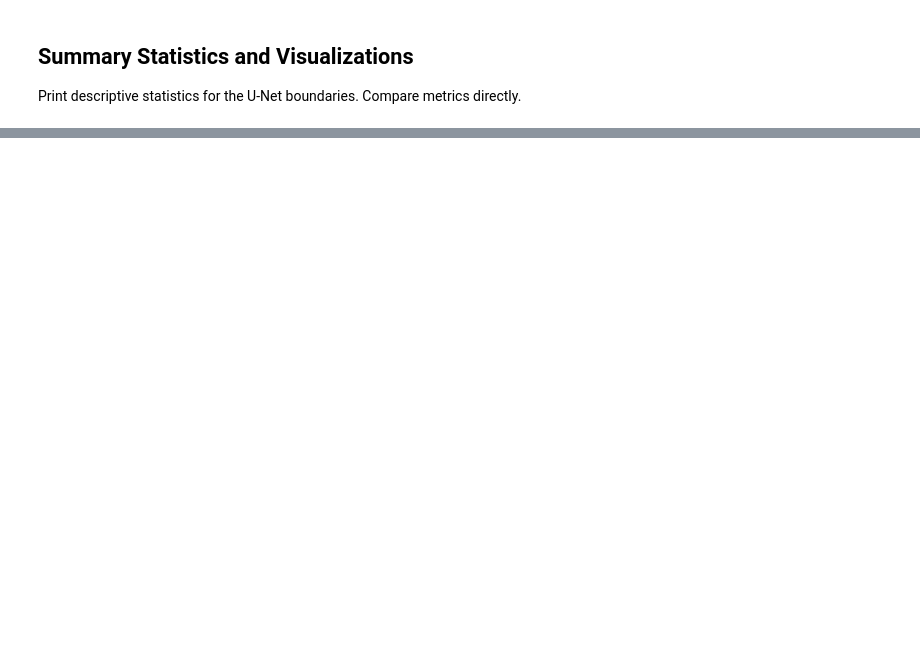
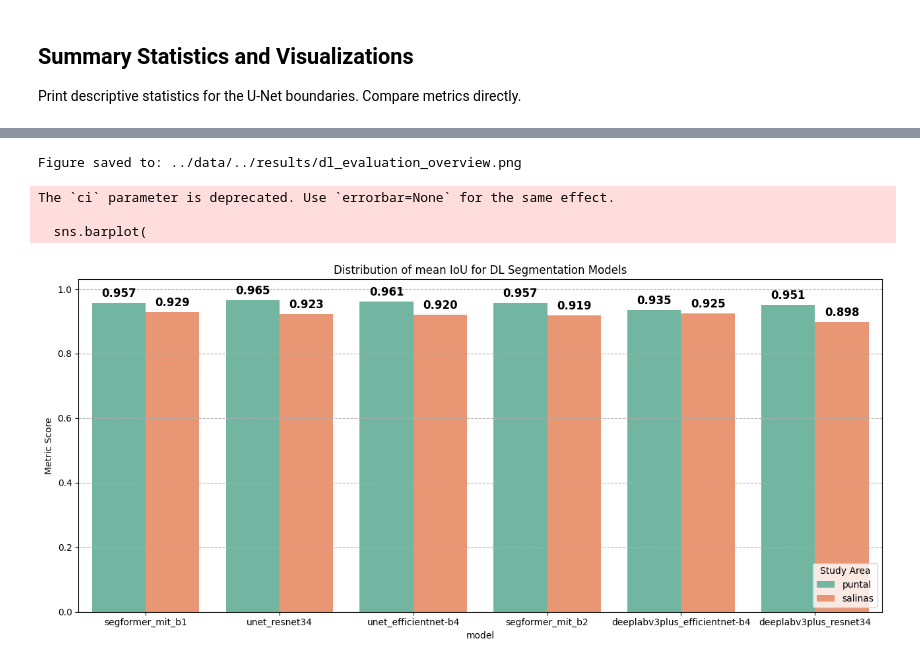
Before and after one commit to AlbertGallegoJimenez/sentinel2-coastline-benchmarking, a Jupyter notebook: notebooks/evaluate_dl_binary.ipynb, the cells around one changed output, grey strips where cells are left out. Saved outputs shown, nothing was run; the diff lists cells and outputs as text; code cells hidden in the pictures; blank space fills up the shorter version.

```diff
--- a/notebooks/evaluate_dl_binary.ipynb
+++ b/notebooks/evaluate_dl_binary.ipynb
@@ -261,0 +420,45 @@ plt.show()
+# %%
+# Plot a bar plot of mean IoU for each model, colored by study area
+# Sort df_results by model mean IoU to match overall metrics ranking
+model_order = model_overall_metrics['model'].tolist()
+df_results['model'] = pd.Categorical(df_results['model'], categories=model_order, ordered=True)
+df_results = df_results.sort_values('model').reset_index(drop=True)
+fig, ax = plt.subplots(figsize=(13, 6))
+sns.barplot(
+    x='model', y='iou',
+    hue='study_name',
+    data=df_results,
+    ax=ax,
+    palette='Set2',
+    ci=None
+    )
+# Add bar labels for mean IoU values on top of bars
+for p in ax.patches:
+    height = p.get_height()
+    if not np.isnan(height) and height > 0:
+        ax.text(
+            p.get_x() + p.get_width() / 2.,
+            height + 0.01,
+            f'{height:.3f}',
+            ha="center",
+            va="bottom",
+            fontsize=12,
+            fontweight='bold'
+        )
+plt.title('Distribution of mean IoU for DL Segmentation Models')
+plt.ylabel('Metric Score')
+plt.ylim(0, 1.03)
+plt.legend(title='Study Area', loc='lower right')
+plt.grid(True, axis='y', ls='--')
+plt.tight_layout()
+
+# Save figure
+plot_output_file = output_dir / "dl_evaluation_overview.png"
+plt.savefig(plot_output_file, dpi=300, bbox_inches='tight')
+print(f"Figure saved to: {plot_output_file}")
+# %% [output]
+Figure saved to: ../data/../results/dl_evaluation_overview.png
+The `ci` parameter is deprecated. Use `errorbar=None` for the same effect.
+
+  sns.barplot(
+[figure, added]
```
Also changed, not shown: parts of 11 cells of this notebook.
